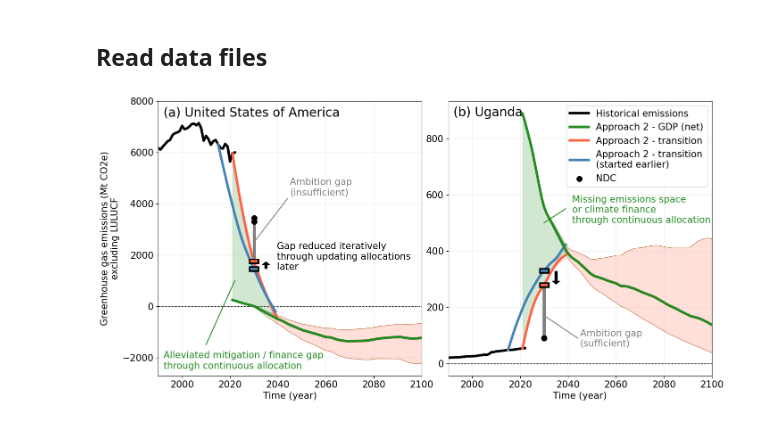
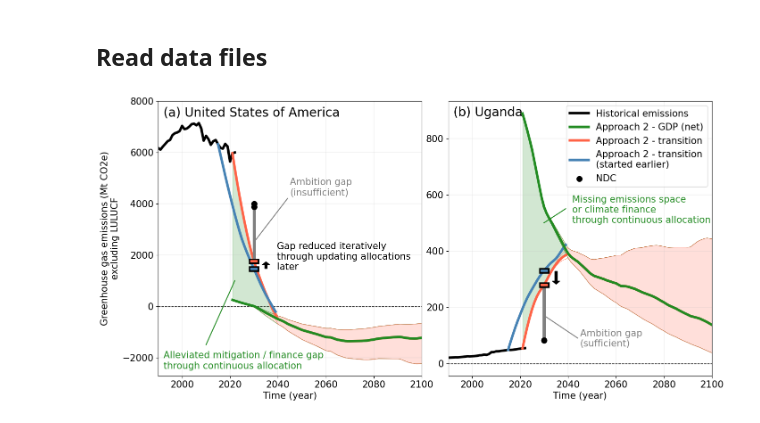
Before and after one commit to imagepbl/effort-sharing, a Jupyter notebook: Plotting/Paper_discontinuity/Figure_1.ipynb, the cells around one changed output. Saved outputs shown, nothing was run; the diff lists cells and outputs as text; code cells hidden in the pictures.

Commit message:
New figures Robiou paper

```diff
--- a/Plotting/Paper_discontinuity/Figure_1.ipynb
+++ b/Plotting/Paper_discontinuity/Figure_1.ipynb
@@ -51,6 +51,9 @@ group_sids = countries_iso[np.array(df_g["SIDS"]) == 1]
 group_ldc = countries_iso[np.array(df_g["LDC"]) == 1]
 group_eg = countries_iso[np.array(df_g["European Group"]) == 1]
 group_world = np.copy(countries_iso)
+# %%
+settings_ndc = {"Conditionality": 'unconditional',
+                "Hot_air": 'include'}
 # %%
 fig, (ax1, ax2) = plt.subplots(1, 2, figsize=(16, 8), sharey=False)
 
@@ -86,13 +89,16 @@ for reg_i, reg in enumerate(['USA', 'UGA']):
 
     ax.plot([-1e3, 1e5], [0, 0], 'k--', lw=1, zorder=-1e9)
 
-    ax.scatter([2030, 2030], [xr_dataread.GHG_ndc_excl.sel(Region=reg).min(dim=['Conditionality', 'Ambition']), xr_dataread.GHG_ndc_excl.sel(Region=reg).max(dim=['Conditionality', 'Ambition'])], c='black', s=75, zorder=1e9, label='NDC')
-    ax.plot([2030, 2030], [xr_dataread.GHG_ndc_excl.sel(Region=reg).min(dim=['Conditionality', 'Ambition']), xr_dataread.GHG_ndc_excl.sel(Region=reg).max(dim=['Conditionality', 'Ambition'])], c='black', lw=3, zorder=1e9)
+    ax.scatter([2030, 2030], [xr_dataread.GHG_ndc_excl_CR.sel(Region=reg, **settings_ndc).min(dim='Ambition'),
+                              xr_dataread.GHG_ndc_excl_CR.sel(Region=reg, **settings_ndc).max(dim='Ambition')], c='black', s=75, zorder=1e9, label='NDC')
+    ax.plot([2030, 2030], [xr_dataread.GHG_ndc_excl_CR.sel(Region=reg, **settings_ndc).min(dim='Ambition'),
+                           xr_dataread.GHG_ndc_excl_CR.sel(Region=reg, **settings_ndc).max(dim='Ambition')], c='black', lw=3, zorder=1e9)
 
     # Set annotation in top-left corner
     ax.text(0.02, 0.98, ['(a) United States of America', '(b) Uganda'][reg_i], transform=ax.transAxes, fontsize=20, verticalalignment='top')#, bbox=dict(facecolor='white', alpha=0.5))
     ax.set_xlabel('Time (year)', fontsize=15)
-    ax.plot([2030, 2030], [xr_combs_sel.Approach2t.sel(Region=reg, Time=2030).median(dim=['Discount_factor', 'Historical_startyear', 'Scenario']), xr_dataread.GHG_ndc_excl.sel(Region=reg).min(dim=['Conditionality', 'Ambition'])], lw=5, c='grey')
+    ax.plot([2030, 2030], [xr_combs_sel.Approach2t.sel(Region=reg, Time=2030).median(dim=['Discount_factor', 'Historical_startyear', 'Scenario']),
+                           xr_dataread.GHG_ndc_excl_CR.sel(Region=reg, **settings_ndc).min(dim='Ambition')], lw=5, c='grey')
 
     val = xr_combs_sel.Approach2t.sel(Region=reg, Time=2030).median(dim=['Discount_factor', 'Historical_startyear', 'Scenario'])
     ax.plot([2029, 2031], [val, val], c='tomato', lw=4, zorder=1e9)
@@ -109,31 +115,31 @@ for reg_i, reg in enumerate(['USA', 'UGA']):
     ax.text(0.5, [0.65, 0.1][reg_i], 'Ambition gap\n'+['(insufficient)', '(sufficient)'][reg_i], transform=ax.transAxes, fontsize=15, color='grey', verticalalignment='bottom')
 
 ax1.set_ylim([ax1.get_ylim()[0], 8000])
 ax1.set_ylabel('Greenhouse gas emissions (Mt CO2e)\nexcluding LULUCF', fontsize=15)
 
 # Set horizontal spacing between subplots
 plt.subplots_adjust(wspace=0.10)
 
 # Annotation mid-left of first panel
 ax1.text(0.02, 0.02, 'Alleviated mitigation / finance gap\nthrough continuous allocation', transform=ax1.transAxes, fontsize=15, color='forestgreen', verticalalignment='bottom')
 ax1.text(0.45, 0.38, 'Gap reduced iteratively\nthrough updating allocations\nlater', transform=ax1.transAxes, fontsize=15, color='black', verticalalignment='bottom')
 ax2.text(0.47, 0.55, 'Missing emissions space\nor climate finance\nthrough continuous allocation', transform=ax2.transAxes, fontsize=15, color='forestgreen', verticalalignment='bottom')
 
 # Lines
 ax1.plot([2010, 2022], [-1500, 1000], c='forestgreen')
 ax2.plot([2030, 2039], [500, 550], c='forestgreen')
 ax1.plot([2030, 2044], [2500, 4200], c='grey')
 ax2.plot([2030, 2044], [170, 90], c='grey')
 #ax2.plot([2030, 2044], [3800, 4400], c='steelblue')
 
 # Set y and x tick fontsizes
 plt.setp(ax1.get_yticklabels(), fontsize=15)
 plt.setp(ax1.get_xticklabels(), fontsize=15)
 plt.setp(ax2.get_xticklabels(), fontsize=15)
 plt.setp(ax2.get_yticklabels(), fontsize=15)
 
 plt.legend(loc = 'upper right', fontsize=15)
 
 plt.savefig(path_figs / "Figure_1.png", dpi=300)
 # %% [output]
-[figure, old version]
+[figure, new version]
```
Also changed, not shown: 7 other files.
